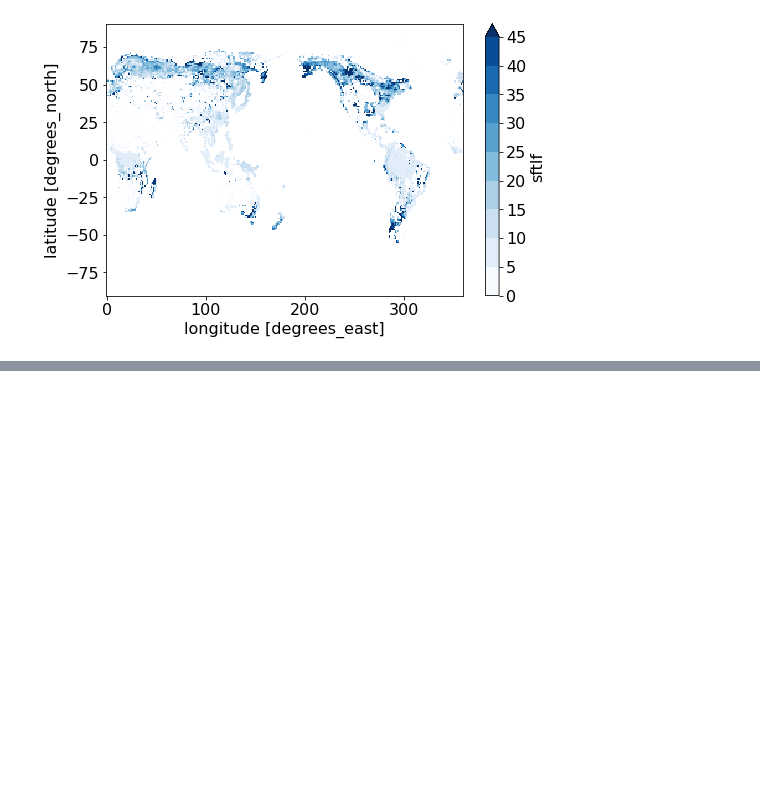
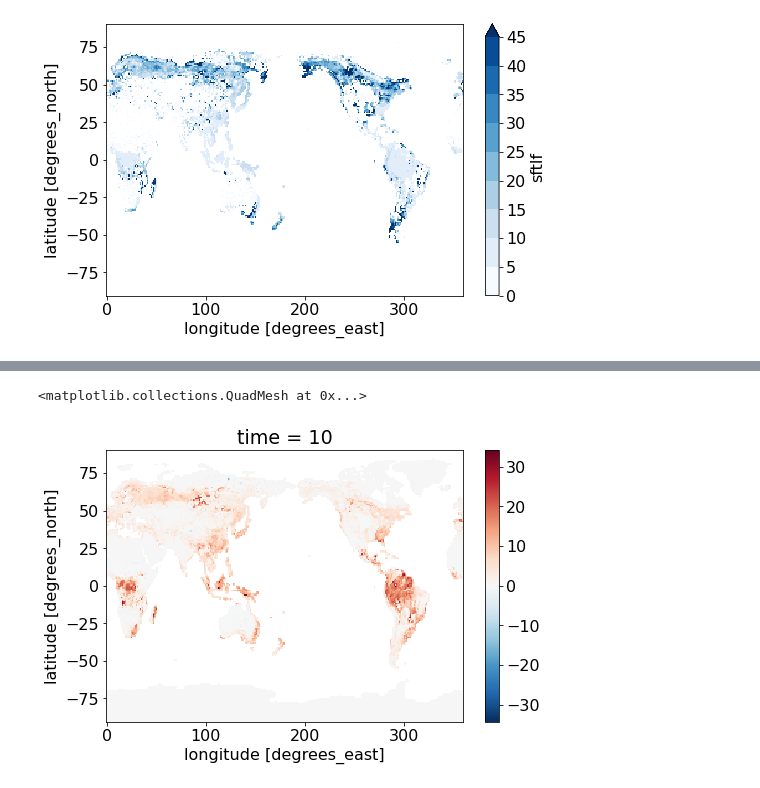
Before and after one commit to ckoven/flat10, a Jupyter notebook: flat10-analysis.ipynb, the cells around one changed output, grey strips where cells are left out. Drawn from its saved outputs; the diff is of its cells as text; code cells hidden in the pictures; blank space fills up the shorter version.

```diff
--- a/flat10-analysis.ipynb
+++ b/flat10-analysis.ipynb
@@ -849,0 +861,15 @@ d_deadc_dt.mean(dim='lon').plot(x='time')
+# %%
+emiss_deadc_mask = (emiss_deadc_map /emiss_deadc_map) / ((np.abs(emiss_deadc_map) > 1.e-3) * (emiss_deadc_map < 1.e1))
+
+emiss_deadc_map_masked = emiss_deadc_map * emiss_deadc_mask
+tau_deadc_map_masked = (tau_deadc_map*emiss_deadc_mask)
+
+ddeadcdt_spatial_emulator_zec = memory_xr(emiss_zec_xr, tau_deadc_map_masked, emiss_deadc_map_masked)
+
+ddeadcdt_spatial_emulator_zec_noinfs = (ddeadcdt_spatial_emulator_zec * (np.isfinite(ddeadcdt_spatial_emulator_zec) / np.isfinite(ddeadcdt_spatial_emulator_zec)))
+ddeadcdt_spatial_emulator_zec_noinfs = ddeadcdt_spatial_emulator_zec_noinfs.fillna(0)
+ddeadcdt_spatial_emulator_zec_masked = ddeadcdt_spatial_emulator_zec_noinfs * landmask.data
+ddeadcdt_spatial_emulator_zec_masked.isel(time=10).plot()
+# %% [output]
+<matplotlib.collections.QuadMesh at 0x...>
+[figure, added]
```
Also changed, not shown: parts of 59 cells of this notebook.
